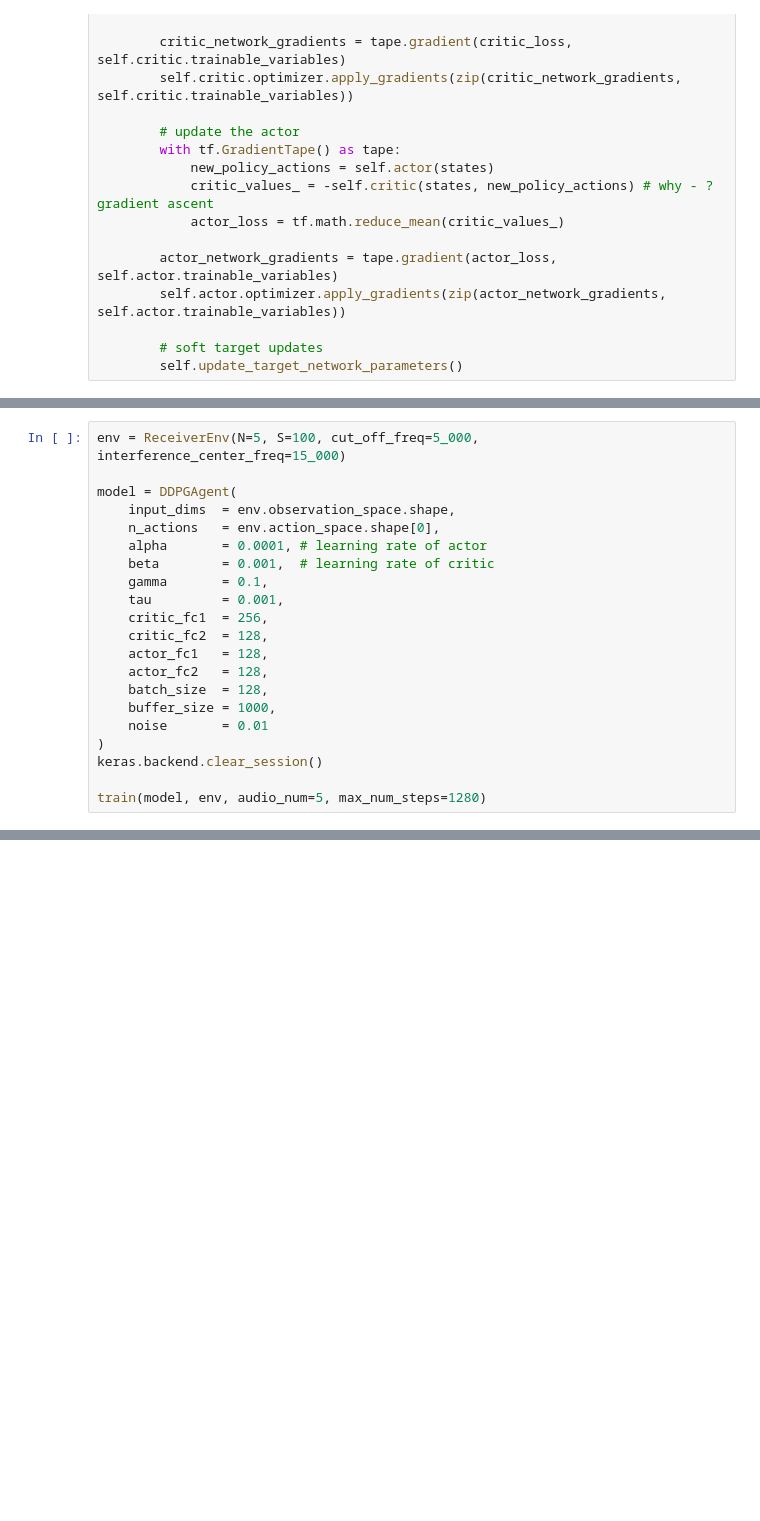
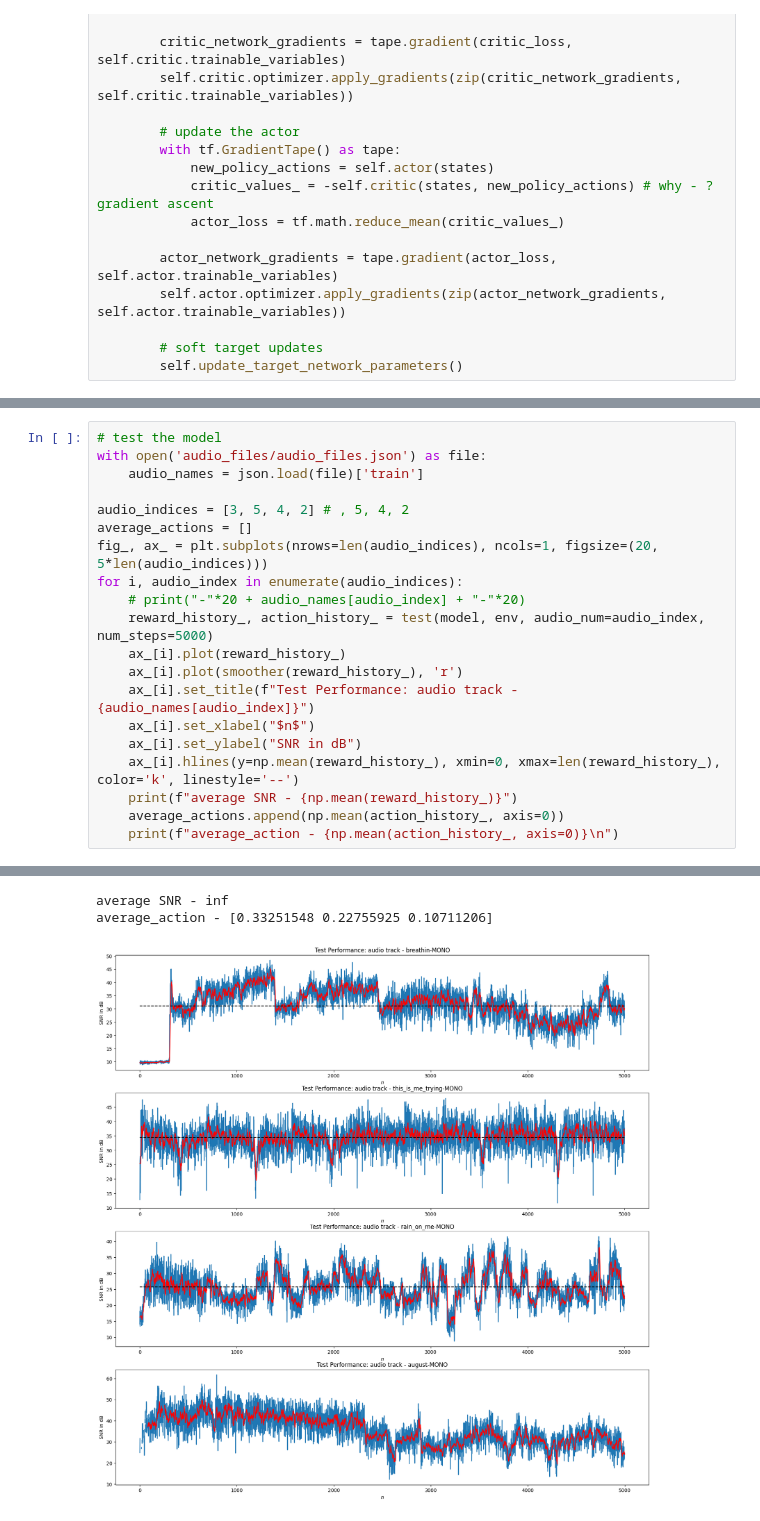
Before and after one commit to rajapaksha-rmpap/FYP, a Jupyter notebook: stage_1/notebook-stage_1.3.3.ipynb, the cells around one changed output, grey strips where cells are left out. Drawn from its saved outputs; the diff is of its cells as text; blank space fills up the shorter version.

```diff
--- a/stage_1/notebook-stage_1.3.3.ipynb
+++ b/stage_1/notebook-stage_1.3.3.ipynb
@@ -612,21 +646,0 @@ def train(model_, env_, audio_num, max_num_steps):
-# %%
-env = ReceiverEnv(N=5, S=100, cut_off_freq=5_000, interference_center_freq=15_000)
-
-model = DDPGAgent(
-    input_dims  = env.observation_space.shape,
-    n_actions   = env.action_space.shape[0],
-    alpha       = 0.0001, # learning rate of actor
-    beta        = 0.001,  # learning rate of critic
-    gamma       = 0.1,
-    tau         = 0.001,
-    critic_fc1  = 256,
-    critic_fc2  = 128,
-    actor_fc1   = 128,
-    actor_fc2   = 128,
-    batch_size  = 128,
-    buffer_size = 1000,
-    noise       = 0.01
-)
-keras.backend.clear_session()
-
-train(model, env, audio_num=5, max_num_steps=1280)
@@ -824,0 +679,21 @@ generating the jammed signal...
+# %%
+# test the model
+with open('audio_files/audio_files.json') as file:
+    audio_names = json.load(file)['train']
+
+audio_indices = [3, 5, 4, 2] # , 5, 4, 2
+average_actions = []
+fig_, ax_ = plt.subplots(nrows=len(audio_indices), ncols=1, figsize=(20, 5*len(audio_indices)))
+for i, audio_index in enumerate(audio_indices):
+    # print("-"*20 + audio_names[audio_index] + "-"*20)
+    reward_history_, action_history_ = test(model, env, audio_num=audio_index, num_steps=5000)
+    ax_[i].plot(reward_history_)
+    ax_[i].plot(smoother(reward_history_), 'r')
+    ax_[i].set_title(f"Test Performance: audio track - {audio_names[audio_index]}")
+    ax_[i].set_xlabel("$n$")
+    ax_[i].set_ylabel("SNR in dB")
+    ax_[i].hlines(y=np.mean(reward_history_), xmin=0, xmax=len(reward_history_), color='k', linestyle='--')
+    print(f"average SNR - {np.mean(reward_history_)}")
+    average_actions.append(np.mean(action_history_, axis=0))
+    print(f"average_action - {np.mean(action_history_, axis=0)}\n")
+# %% [output]
@@ -824,0 +717,3 @@ generating the jammed signal...
+average SNR - inf
+average_action - [0.33251548 0.22755925 0.10711206]
+[figure, added]
```
Also changed, not shown: parts of 17 cells of this notebook.
